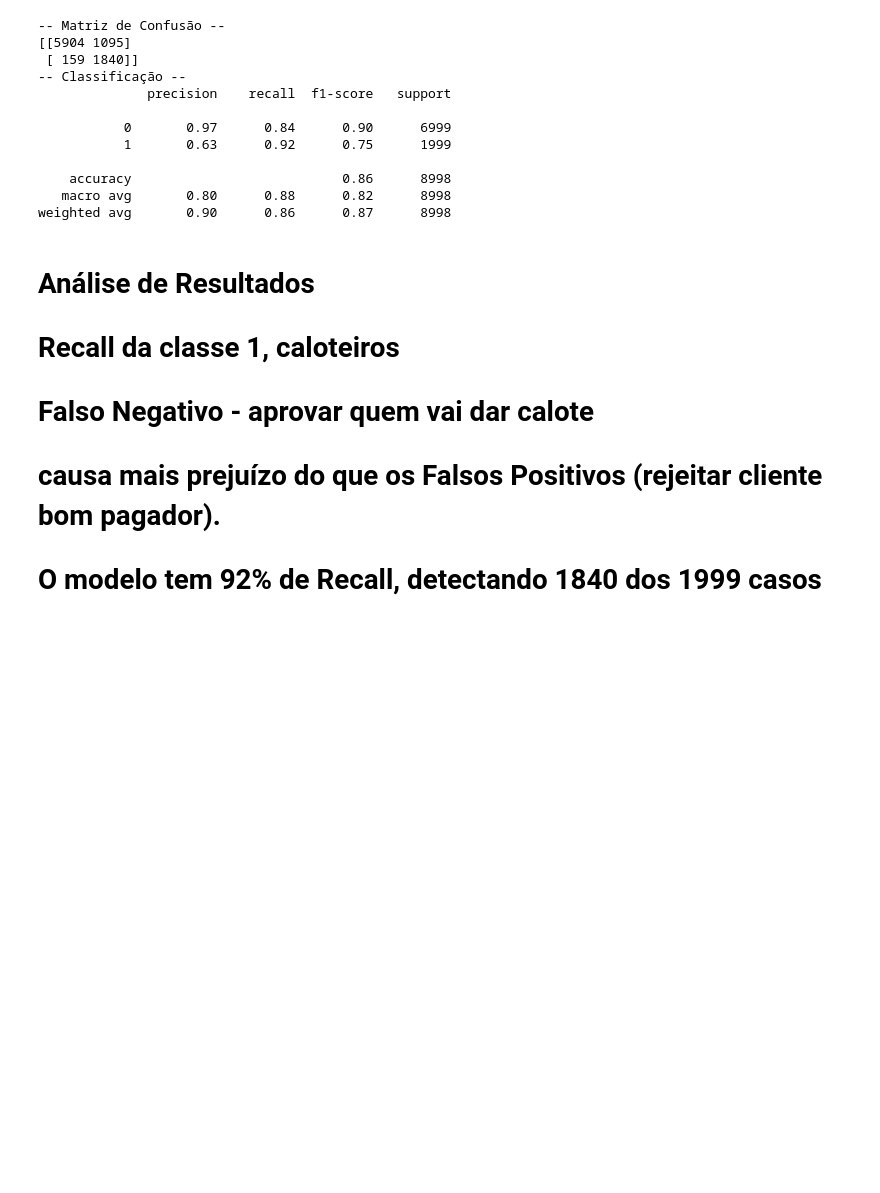
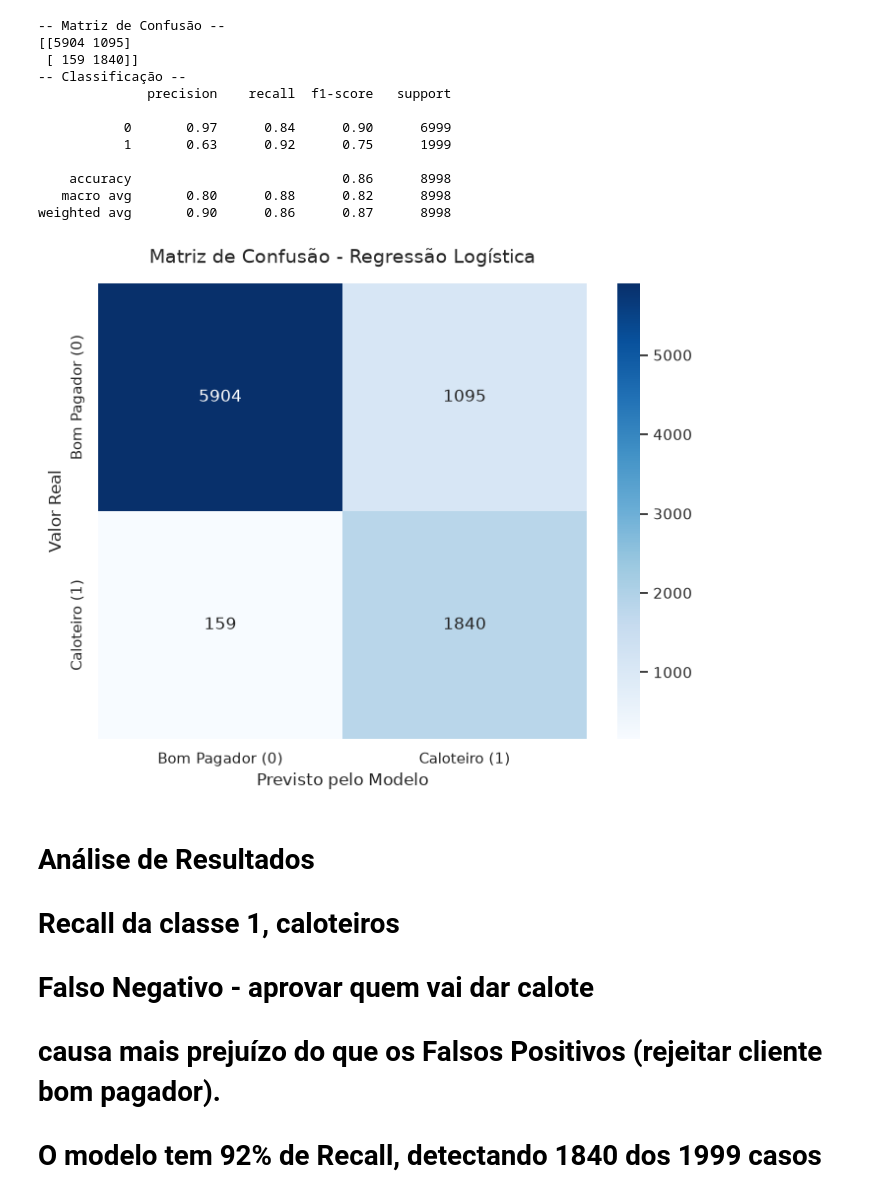
Before and after one commit to PGrojpen/seminario-multivariada-loan, a Jupyter notebook: analise_loan.ipynb, the cells around one changed output. Cells and saved outputs as stored; diff of their text form; code cells hidden in the pictures; blank space fills up the shorter version.

Commit message:
plot da matriz de confusão

```diff
--- a/analise_loan.ipynb
+++ b/analise_loan.ipynb
@@ -174,6 +174,21 @@ print(classification_report(y_test,previsoes))
     accuracy                           0.86      8998
    macro avg       0.80      0.88      0.82      8998
 weighted avg       0.90      0.86      0.87      8998
+# %%
+# Visualização da Matriz de Confusão em heatmap p/ ficar mais claro
+import matplotlib.pyplot as plt
+import seaborn as sns
+
+plt.figure(figsize=(8,6))
+sns.heatmap(confusion_matrix(y_test, previsoes), annot=True, fmt='d', cmap='Blues',
+            xticklabels=['Bom Pagador (0)', 'Caloteiro (1)'],
+            yticklabels=['Bom Pagador (0)', 'Caloteiro (1)'])
+plt.title('Matriz de Confusão - Regressão Logística', fontsize=14, pad=15)
+plt.xlabel('Previsto pelo Modelo', fontsize=12)
+plt.ylabel('Valor Real', fontsize=12)
+plt.show()
+# %% [output]
+[figure, added]
 # %% [markdown]
 # Análise de Resultados
 # Recall da classe 1, caloteiros
```
